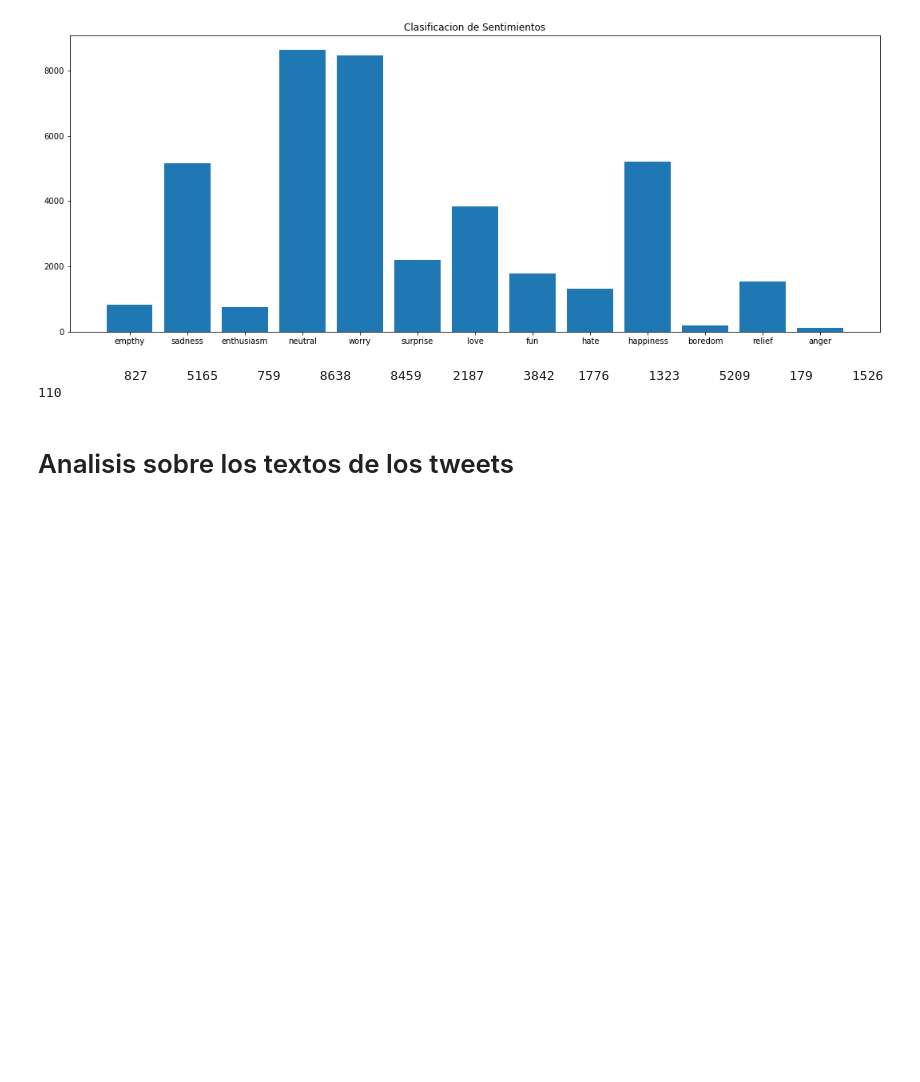
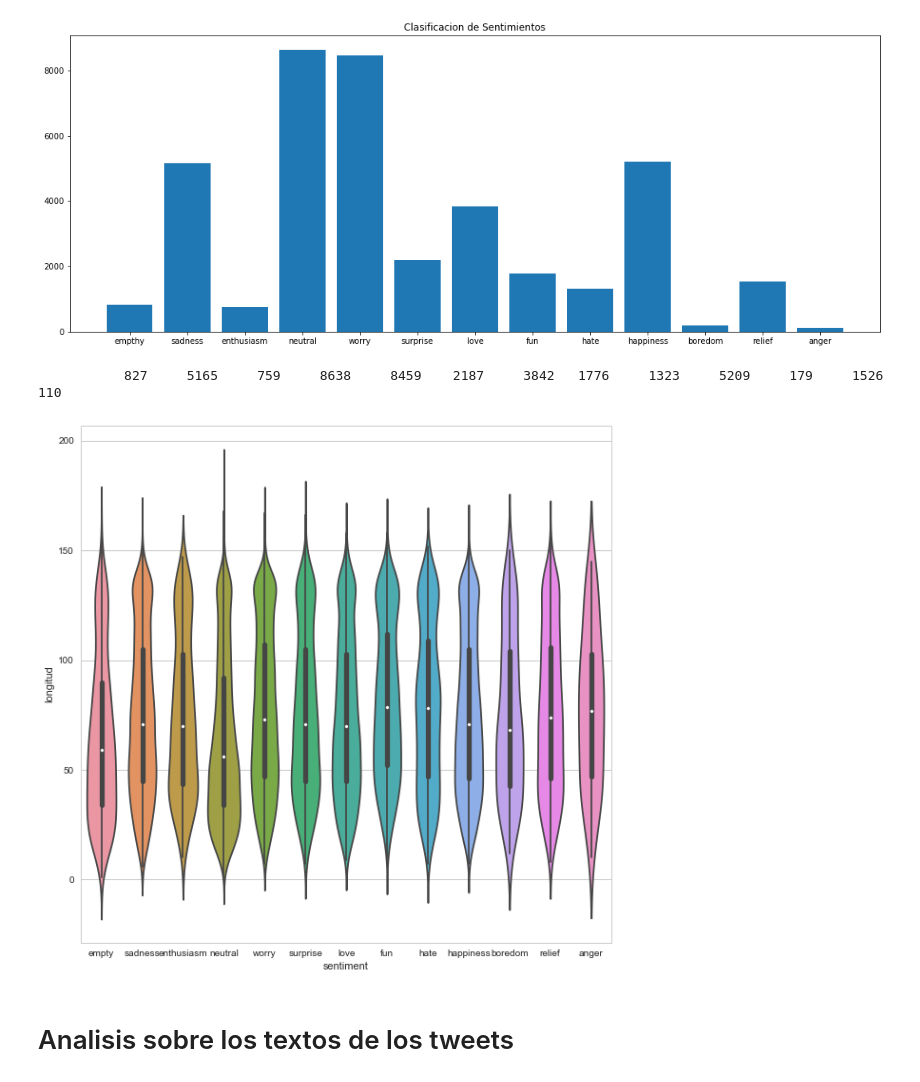
Before and after one commit to Giohanny/ta2_nlp, a Jupyter notebook: laboratorio 9.ipynb, the cells around one changed output. Cells and saved outputs as stored; diff of their text form; code cells hidden in the pictures; blank space fills up the shorter version.

Commit message:
Actualización gráfica de longitud de tweets

```diff
--- a/laboratorio 9.ipynb
+++ b/laboratorio 9.ipynb
@@ -195,6 +195,22 @@ print '          ',em   , '   ', sa ,'   ', en,'   ',ne,'   ',wo,'  ',su,'   ',l
 # %% [output]
 [figure]
            827     5165     759     8638     8459    2187     3842   1776     1323     5209     179     1526    110
+# %%
+#Usando seaborn
+#Gráfico de longitud de los tweets por cada sentimiento
+ds['longitud'] = ds['content'].str.len()
+
+melted_df = pd.melt(ds,
+                    id_vars=["tweet_id", "sentiment", "longitud"],
+                    var_name="content")
+import seaborn as sns
+sns.set_style('whitegrid')
+
+sns.violinplot(x='sentiment', y='longitud', data=ds)
+plt.rcParams['figure.figsize']=(10,20)
+plt.show()
+# %% [output]
+[figure, added]
 # %% [markdown]
 # Analisis sobre los textos de los tweets
 # %%
```
Also changed, not shown: parts of 1 cell of this notebook.
